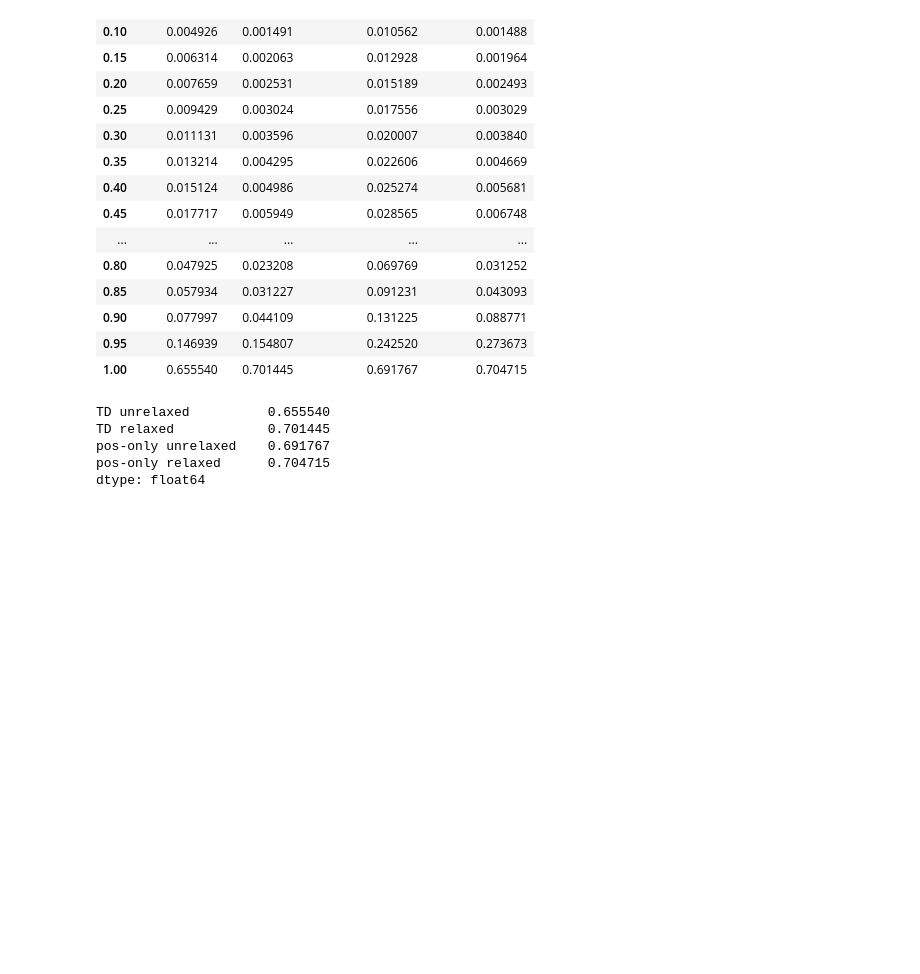
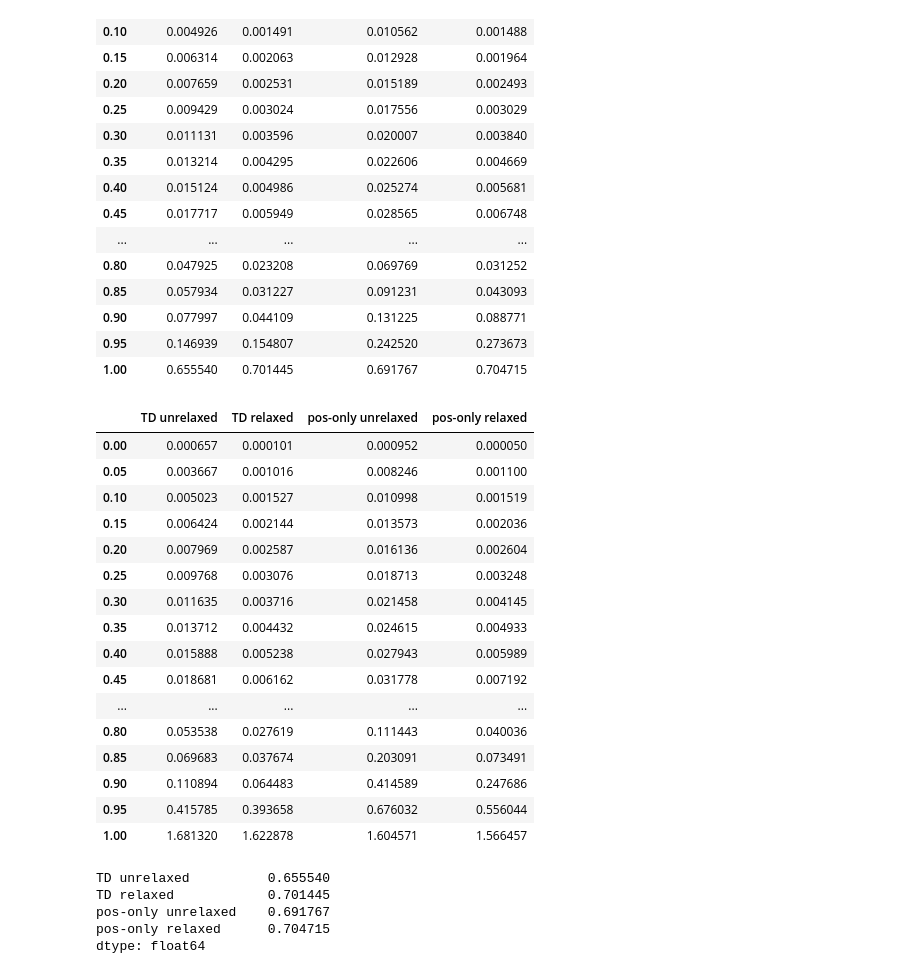
Before and after one commit to psi-lms/XtalPaint, a Jupyter notebook: analysis/trajectories/RMSD-analysis.ipynb, the cells around one changed output. Saved outputs shown, nothing was run; the diff lists cells and outputs as text; code cells hidden in the pictures; blank space fills up the shorter version.

```diff
--- a/analysis/trajectories/RMSD-analysis.ipynb
+++ b/analysis/trajectories/RMSD-analysis.ipynb
@@ -150,6 +286,26 @@ results_df.quantile(np.arange(0, 1.05, 0.05))
 | 0.90 | 0.077997 | 0.044109 | 0.131225 | 0.088771 |
 | 0.95 | 0.146939 | 0.154807 | 0.242520 | 0.273673 |
 | 1.00 | 0.655540 | 0.701445 | 0.691767 | 0.704715 |
+# %%
+results_df.quantile(np.arange(0, 1.05, 0.05))
+# %% [output]
+|  | TD unrelaxed | TD relaxed | pos-only unrelaxed | pos-only relaxed |
+| 0.00 | 0.000657 | 0.000101 | 0.000952 | 0.000050 |
+| 0.05 | 0.003667 | 0.001016 | 0.008246 | 0.001100 |
+| 0.10 | 0.005023 | 0.001527 | 0.010998 | 0.001519 |
+| 0.15 | 0.006424 | 0.002144 | 0.013573 | 0.002036 |
+| 0.20 | 0.007969 | 0.002587 | 0.016136 | 0.002604 |
+| 0.25 | 0.009768 | 0.003076 | 0.018713 | 0.003248 |
+| 0.30 | 0.011635 | 0.003716 | 0.021458 | 0.004145 |
+| 0.35 | 0.013712 | 0.004432 | 0.024615 | 0.004933 |
+| 0.40 | 0.015888 | 0.005238 | 0.027943 | 0.005989 |
+| 0.45 | 0.018681 | 0.006162 | 0.031778 | 0.007192 |
+| ... | ... | ... | ... | ... |
+| 0.80 | 0.053538 | 0.027619 | 0.111443 | 0.040036 |
+| 0.85 | 0.069683 | 0.037674 | 0.203091 | 0.073491 |
+| 0.90 | 0.110894 | 0.064483 | 0.414589 | 0.247686 |
+| 0.95 | 0.415785 | 0.393658 | 0.676032 | 0.556044 |
+| 1.00 | 1.681320 | 1.622878 | 1.604571 | 1.566457 |
 # %%
 results_df.max()
 # %% [output]
```
Also changed, not shown: parts of 6 cells of this notebook.
